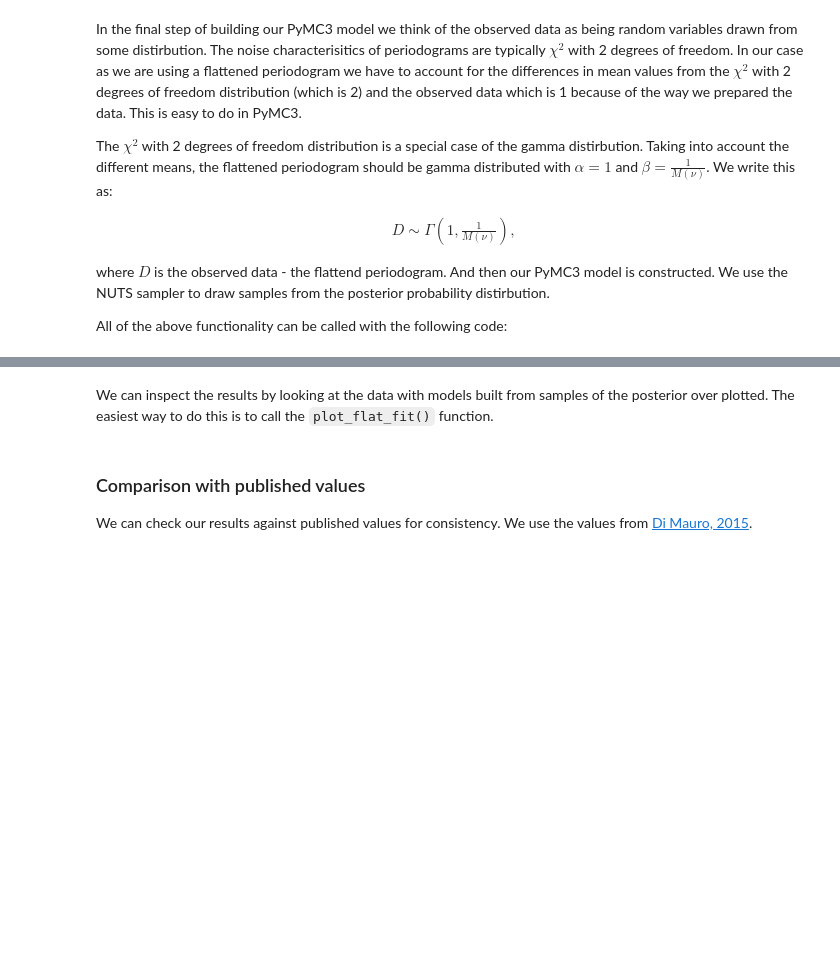
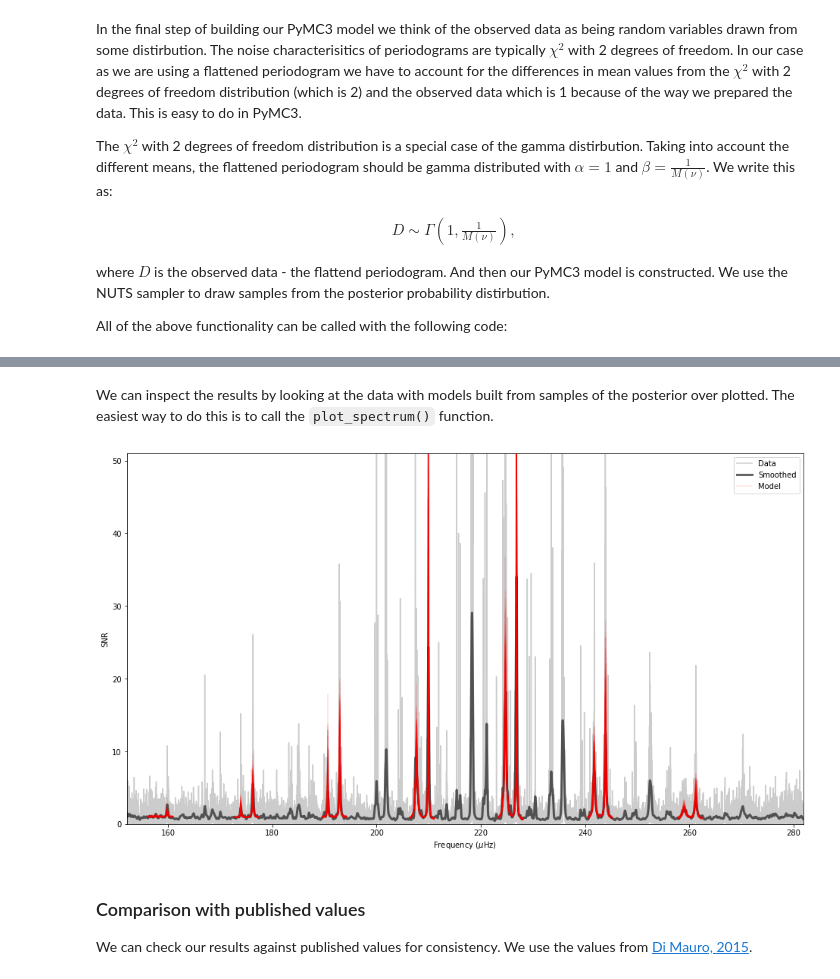
Before and after one commit to grd349/PBjam, a Jupyter notebook: docs/example-advanced.ipynb, the cells around one changed output, grey strips where cells are left out. Drawn from its saved outputs; the diff is of its cells as text; code cells hidden in the pictures; blank space fills up the shorter version.

```diff
--- a/docs/example-advanced.ipynb
+++ b/docs/example-advanced.ipynb
@@ -279,5 +290,6 @@ where $D$ is the observed data - the flattend periodogram.  And then our PyMC3 m
 
 All of the above functionality can be called with the following code:
 # %%
-pbag = pb.peakbag(pg.frequency.value, pg.power.value, asy_result)
-pbag.sample(model_type='simple', cores=4, tune=1500)
+%%time
+pbag = pb.peakbag(star, asy)
+pbag(model_type='simple', nthreads=4, tune=1500)
@@ -284,2 +303,2 @@ pbag.sample(model_type='simple', cores=4, tune=1500)
 # %% [markdown]
-We can inspect the results by looking at the data with models built from samples of the posterior over plotted.  The easiest way to do this is to call the `plot_flat_fit()` function.
+We can inspect the results by looking at the data with models built from samples of the posterior over plotted.  The easiest way to do this is to call the `plot_spectrum()` function.
@@ -288,3 +305,7 @@ pbag.plot_flat_fit(thin=10);
+# %%
+pbag.plot_spectrum();
+# %% [output]
+[figure, added]
 # %% [markdown]
 ### Comparison with published values
 
```
Also changed, not shown: parts of 15 cells of this notebook, 5 other files.
